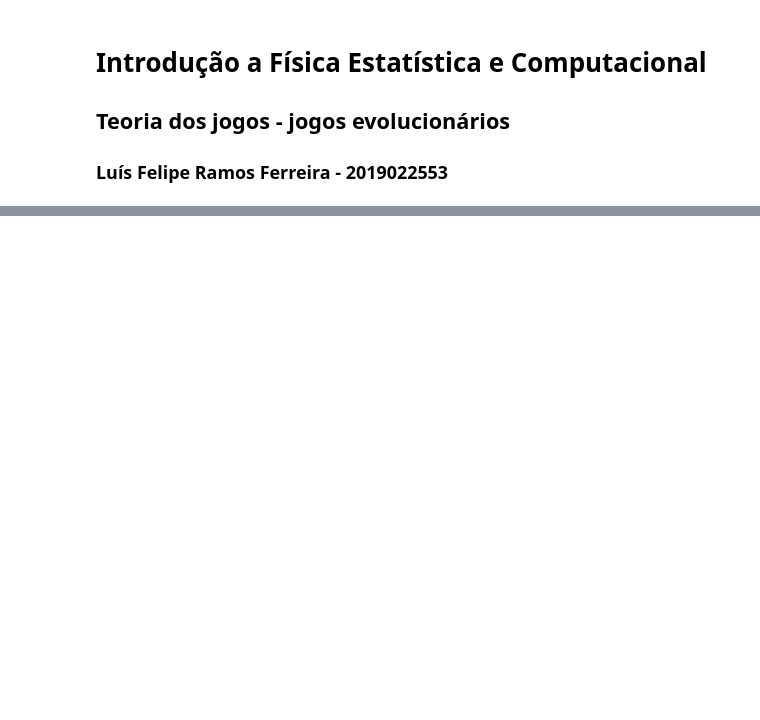
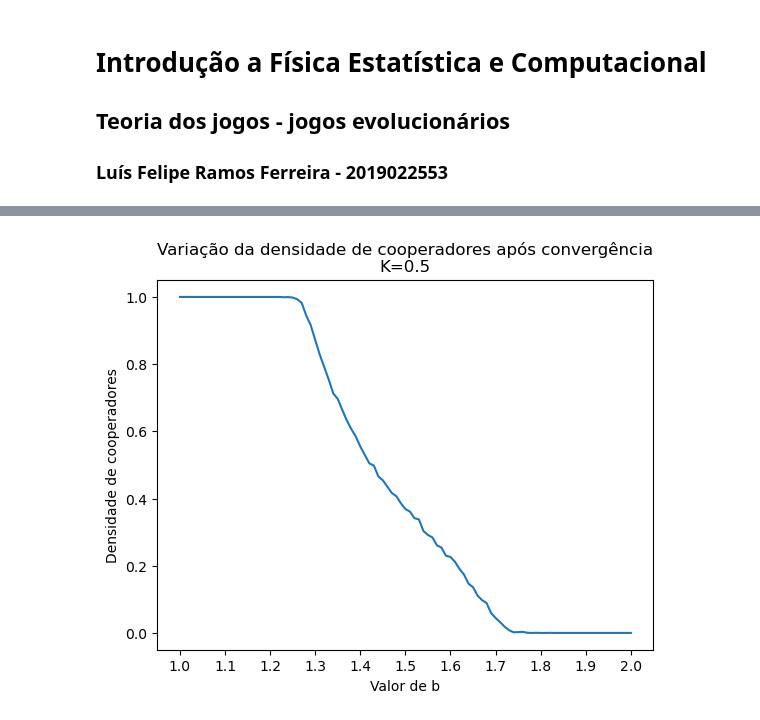
Before and after one commit to lframosferreira/fisica-estatistica-computacional, a Jupyter notebook: teoria_dos_jogos/main.ipynb, the cells around one changed output, grey strips where cells are left out. Cells and saved outputs as stored; diff of their text form; code cells hidden in the pictures; blank space fills up the shorter version.

```diff
--- a/teoria_dos_jogos/main.ipynb
+++ b/teoria_dos_jogos/main.ipynb
@@ -145,0 +147,5 @@ plot_densities_per_b(a)
+# %%
+aux = get_densities_per_b(K=0.5)
+plot_densities_per_b(densities_per_b=aux, K=0.5)
+# %% [output]
+[figure, added]
```
Also changed, not shown: parts of 4 cells of this notebook.
